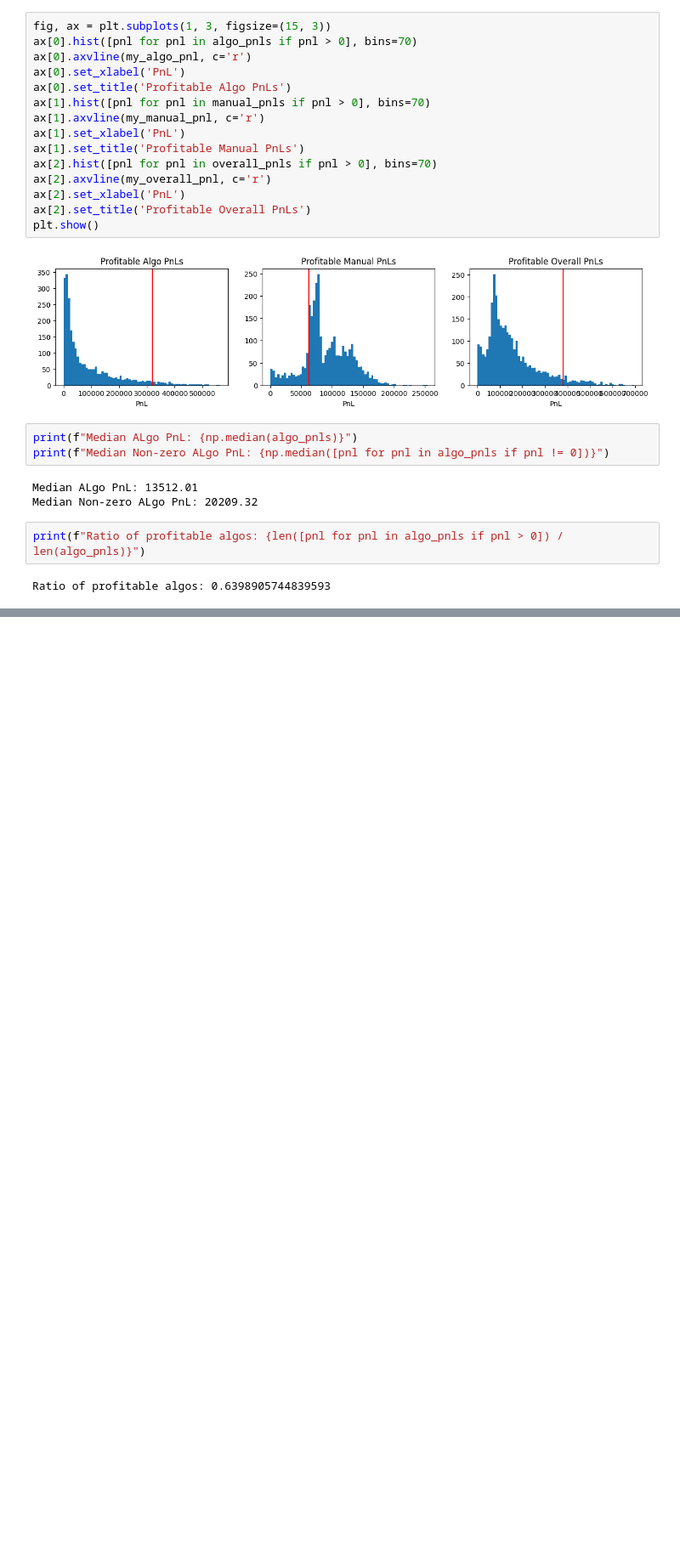
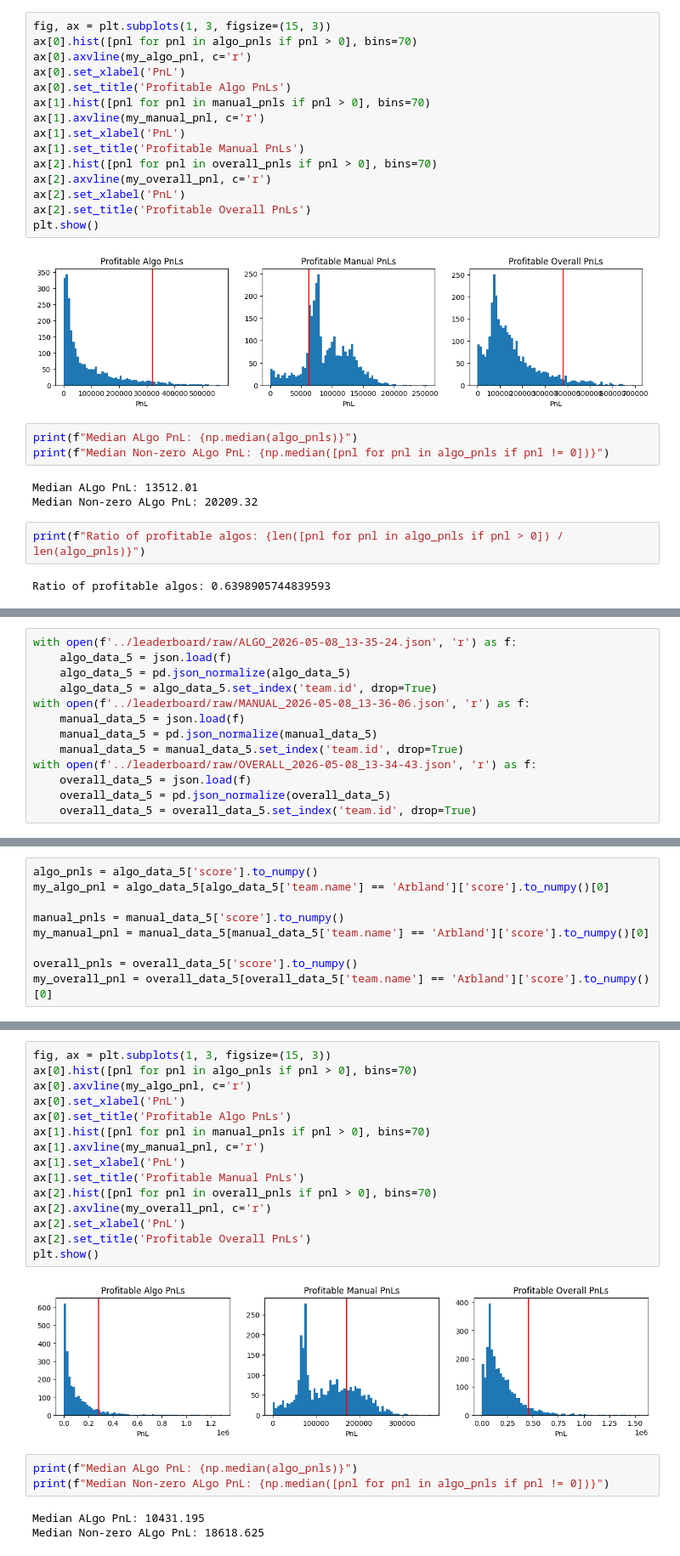
Before and after one commit to aemilani/imc-prosperity-4, a Jupyter notebook: notebooks/leaderboard.ipynb, the cells around one changed output, grey strips where cells are left out. Shown at 85% size. Saved outputs shown, nothing was run; the diff lists cells and outputs as text; blank space fills up the shorter version.

```diff
--- a/notebooks/leaderboard.ipynb
+++ b/notebooks/leaderboard.ipynb
@@ -310,0 +313,13 @@ Ratio of profitable algos: 0.6398905744839593
+# %%
+with open(f'../leaderboard/raw/ALGO_2026-05-08_13-35-24.json', 'r') as f:
+    algo_data_5 = json.load(f)
+    algo_data_5 = pd.json_normalize(algo_data_5)
+    algo_data_5 = algo_data_5.set_index('team.id', drop=True)
+with open(f'../leaderboard/raw/MANUAL_2026-05-08_13-36-06.json', 'r') as f:
+    manual_data_5 = json.load(f)
+    manual_data_5 = pd.json_normalize(manual_data_5)
+    manual_data_5 = manual_data_5.set_index('team.id', drop=True)
+with open(f'../leaderboard/raw/OVERALL_2026-05-08_13-34-43.json', 'r') as f:
+    overall_data_5 = json.load(f)
+    overall_data_5 = pd.json_normalize(overall_data_5)
+    overall_data_5 = overall_data_5.set_index('team.id', drop=True)
@@ -310,0 +330,9 @@ Ratio of profitable algos: 0.6398905744839593
+# %%
+algo_pnls = algo_data_5['score'].to_numpy()
+my_algo_pnl = algo_data_5[algo_data_5['team.name'] == 'Arbland']['score'].to_numpy()[0]
+
+manual_pnls = manual_data_5['score'].to_numpy()
+my_manual_pnl = manual_data_5[manual_data_5['team.name'] == 'Arbland']['score'].to_numpy()[0]
+
+overall_pnls = overall_data_5['score'].to_numpy()
+my_overall_pnl = overall_data_5[overall_data_5['team.name'] == 'Arbland']['score'].to_numpy()[0]
@@ -310,0 +347,23 @@ Ratio of profitable algos: 0.6398905744839593
+# %%
+fig, ax = plt.subplots(1, 3, figsize=(15, 3))
+ax[0].hist([pnl for pnl in algo_pnls if pnl > 0], bins=70)
+ax[0].axvline(my_algo_pnl, c='r')
+ax[0].set_xlabel('PnL')
+ax[0].set_title('Profitable Algo PnLs')
+ax[1].hist([pnl for pnl in manual_pnls if pnl > 0], bins=70)
+ax[1].axvline(my_manual_pnl, c='r')
+ax[1].set_xlabel('PnL')
+ax[1].set_title('Profitable Manual PnLs')
+ax[2].hist([pnl for pnl in overall_pnls if pnl > 0], bins=70)
+ax[2].axvline(my_overall_pnl, c='r')
+ax[2].set_xlabel('PnL')
+ax[2].set_title('Profitable Overall PnLs')
+plt.show()
+# %% [output]
+[figure, added]
+# %%
+print(f"Median ALgo PnL: {np.median(algo_pnls)}")
+print(f"Median Non-zero ALgo PnL: {np.median([pnl for pnl in algo_pnls if pnl != 0])}")
+# %% [output]
+Median ALgo PnL: 10431.195
+Median Non-zero ALgo PnL: 18618.625
```
Also changed, not shown: parts of 6 cells of this notebook, 10 other files.
